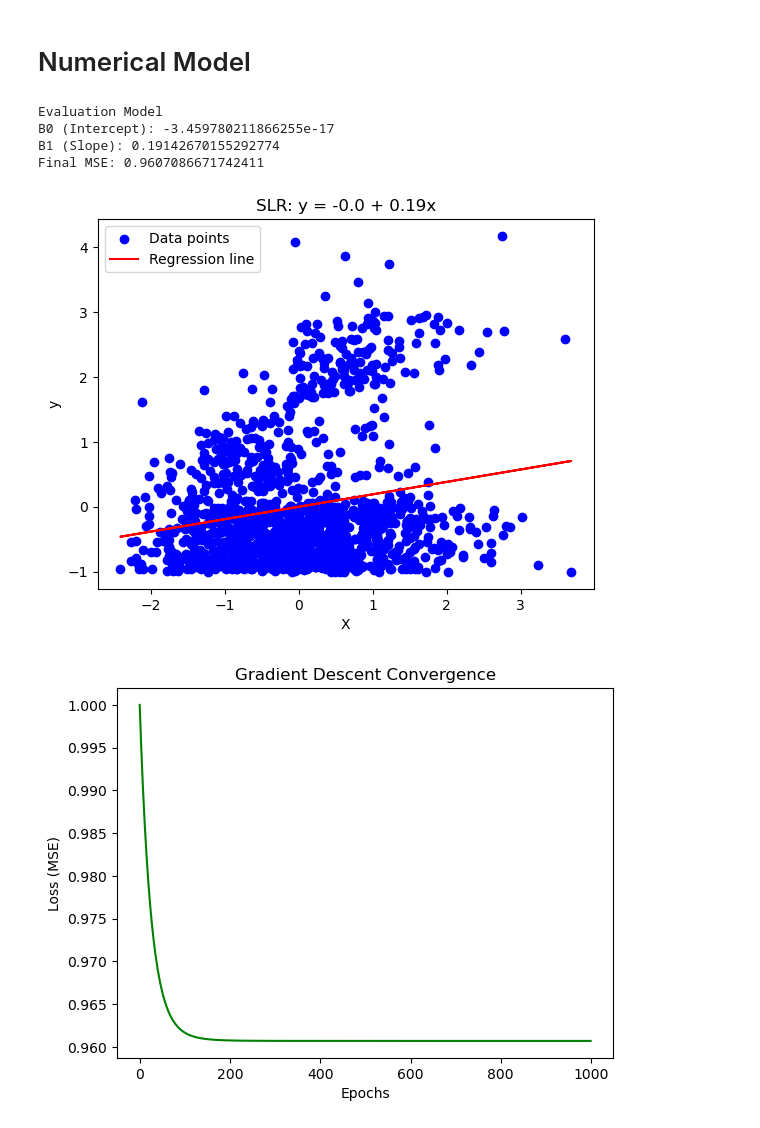
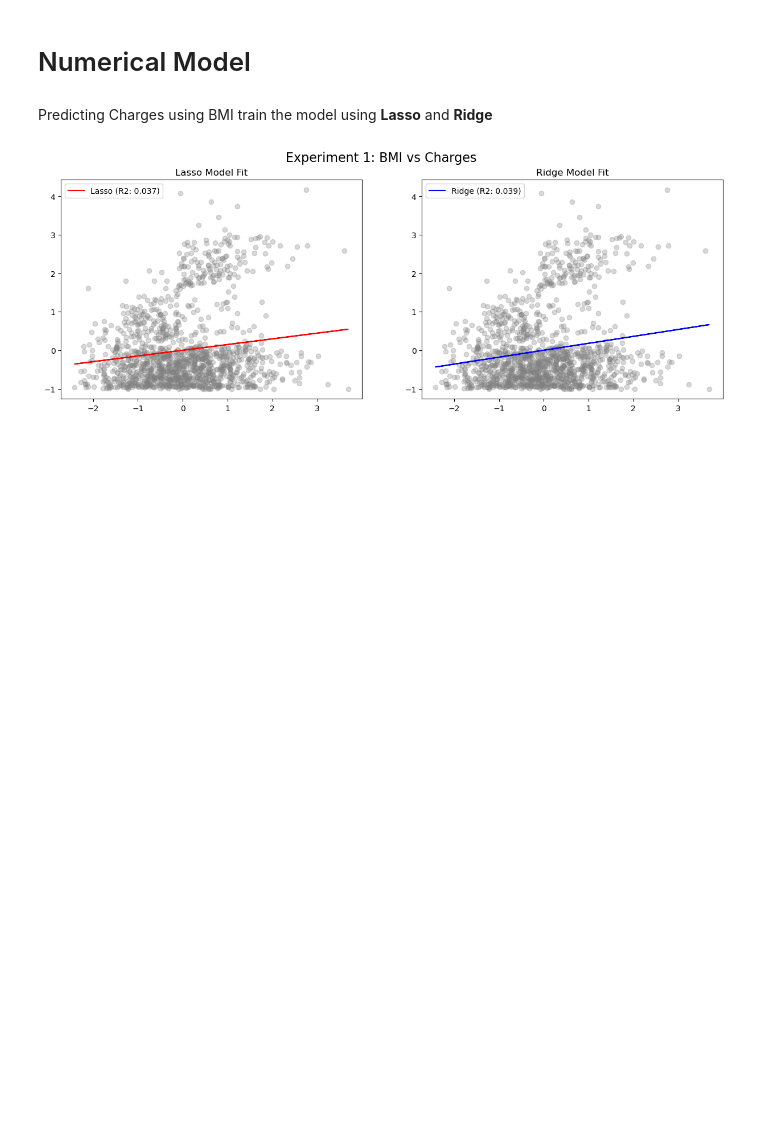
Before and after one commit to Ahmed-Elsom5raty/Regression-project, a Jupyter notebook: Numerical view.ipynb, the cells around one changed output. Saved outputs shown, nothing was run; the diff lists cells and outputs as text; code cells hidden in the pictures; blank space fills up the shorter version.

```diff
--- a/Numerical view.ipynb
+++ b/Numerical view.ipynb
@@ -67,30 +39,38 @@ def get_r2_score(y_true, y_pred):
+# %% [markdown]
+Predicting Charges using BMI
+train the model using **Lasso** and **Ridge**
 # %%
-import pandas as pd
 
 df= pd.read_csv(r"C:\Users\Ahmed Sobhy\Downloads\insurance.csv")
 
-X = df['bmi'].values
-y = df['charges'].values
+y_raw = df['charges'].values
+y_scaled = (y_raw - y_raw.mean()) / y_raw.std()
 
-X_scaled = (X - X.mean()) / X.std()
-y_scaled = (y - y.mean()) / y.std()
+X_bmi = df['bmi'].values
+X_bmi_scaled = (X_bmi - X_bmi.mean()) / X_bmi.std()
 
-model = RegressionNumericalView()
+#Train lasso
+model_lasso = RegressionNumericalView().fit(X_bmi_scaled, y_scaled, l1=0.1, l2=0)
+#Train ridge
+model_ridge = RegressionNumericalView().fit(X_bmi_scaled, y_scaled, l1=0, l2=0.1)
 
-model.fit(X_scaled, y_scaled, learning_rate=0.01, epochs=1000, l1_lambda=0.01, l2_lambda=0.01)
+# lasso and ridge plots
+plt.figure(figsize=(15, 5))
+plt.suptitle('Experiment 1: BMI vs Charges', fontsize=16)
 
-print("Evaluation Model")
-print(f"B0 (Intercept): {model.B_0}")
-print(f"B1 (Slope): {model.B_1}")
-print(f"Final MSE: {model.MSE}")
+#Lasso
+plt.subplot(1, 2, 1)
+plt.scatter(X_bmi_scaled, y_scaled, alpha=0.3, color='gray')
+plt.plot(X_bmi_scaled, model_lasso.predict(X_bmi_scaled), color='red', label=f'Lasso (R2: {get_r2(y_scaled, model_lasso.predict(X_bmi_scaled)):.3f})')
+plt.title('Lasso Model Fit')
+plt.legend()
 
-model.plot(X_scaled, y_scaled)
-
-model.plot_convergence()
+# Ridge
+plt.subplot(1, 2, 2)
+plt.scatter(X_bmi_scaled, y_scaled, alpha=0.3, color='gray')
+plt.plot(X_bmi_scaled, model_ridge.predict(X_bmi_scaled), color='blue', label=f'Ridge (R2: {get_r2(y_scaled, model_ridge.predict(X_bmi_scaled)):.3f})')
+plt.title('Ridge Model Fit')
+plt.legend()
+plt.show()
 # %% [output]
-Evaluation Model
-B0 (Intercept): -3.459780211866255e-17
-B1 (Slope): 0.19142670155292774
-Final MSE: 0.9607086671742411
-[figure, old version]
+[figure, new version]
-[figure, removed]
```
Also changed, not shown: parts of 3 cells of this notebook.
